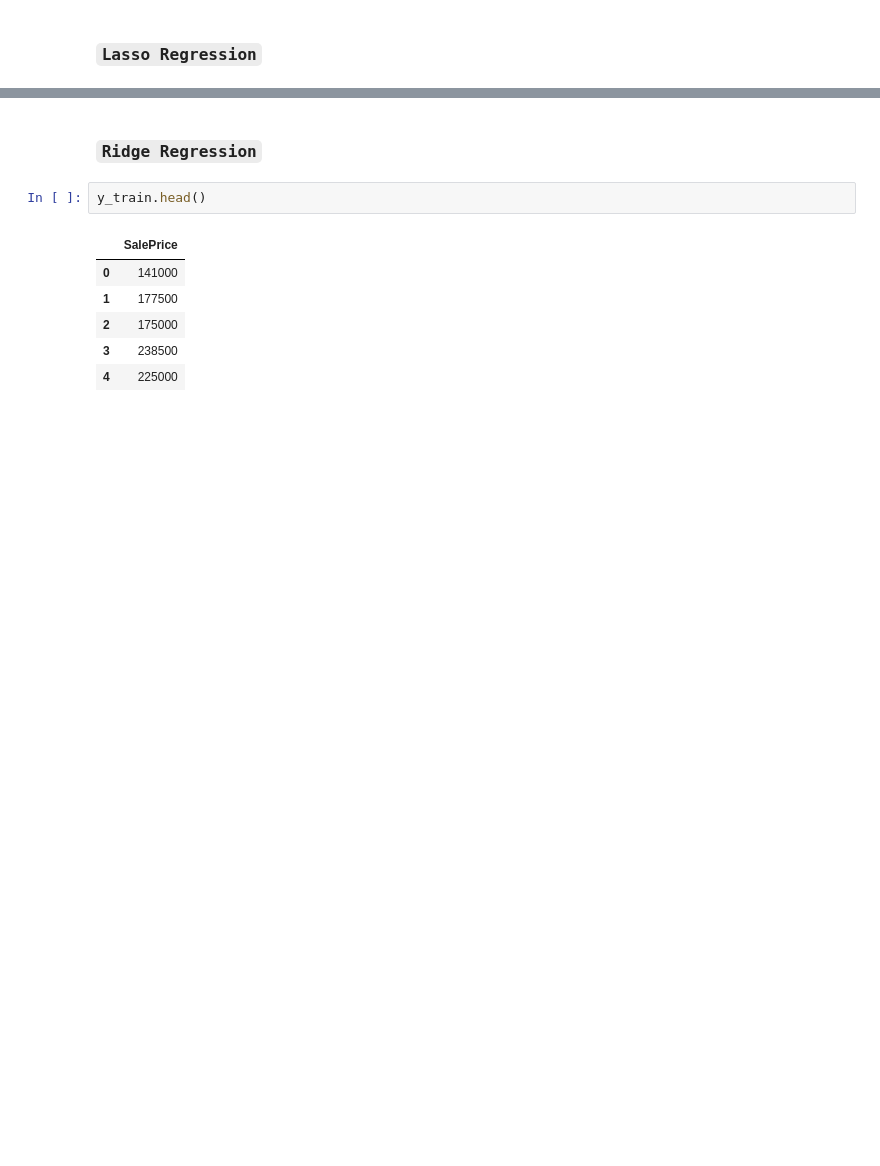
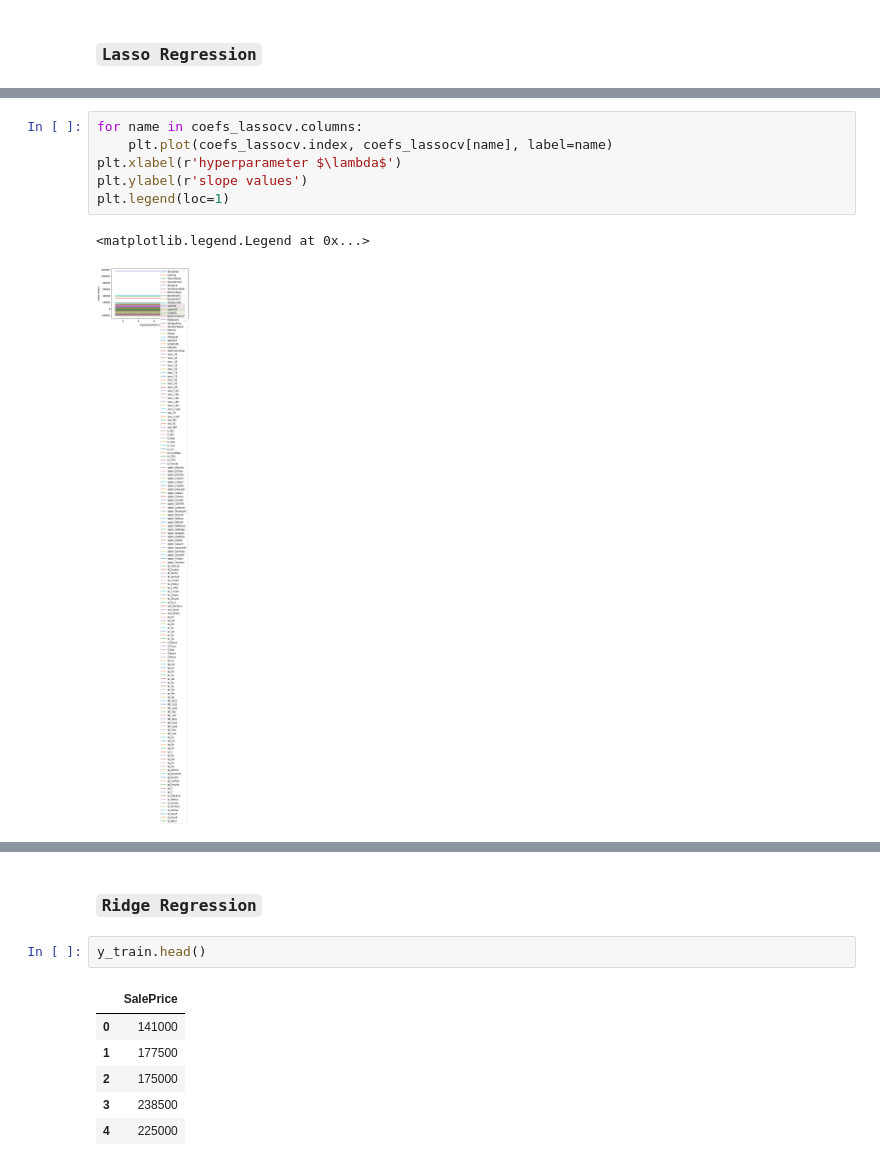
Before and after one commit to AlexGalczak/ML-Ames, a Jupyter notebook: MB/Model_Sel.ipynb, the cells around one changed output, grey strips where cells are left out. Cells and saved outputs as stored; diff of their text form; blank space fills up the shorter version.

Commit message:
graphs edited

```diff
--- a/MB/Model_Sel.ipynb
+++ b/MB/Model_Sel.ipynb
@@ -92,0 +112,9 @@ lassocv_coefs_df.columns = ['Coefficient']
+# %%
+for name in coefs_lassocv.columns:
+    plt.plot(coefs_lassocv.index, coefs_lassocv[name], label=name)
+plt.xlabel(r'hyperparameter $\lambda$')
+plt.ylabel(r'slope values')
+plt.legend(loc=1)
+# %% [output]
+<matplotlib.legend.Legend at 0x...>
+[figure, added]
```
Also changed, not shown: parts of 17 cells of this notebook, 4 other files.
